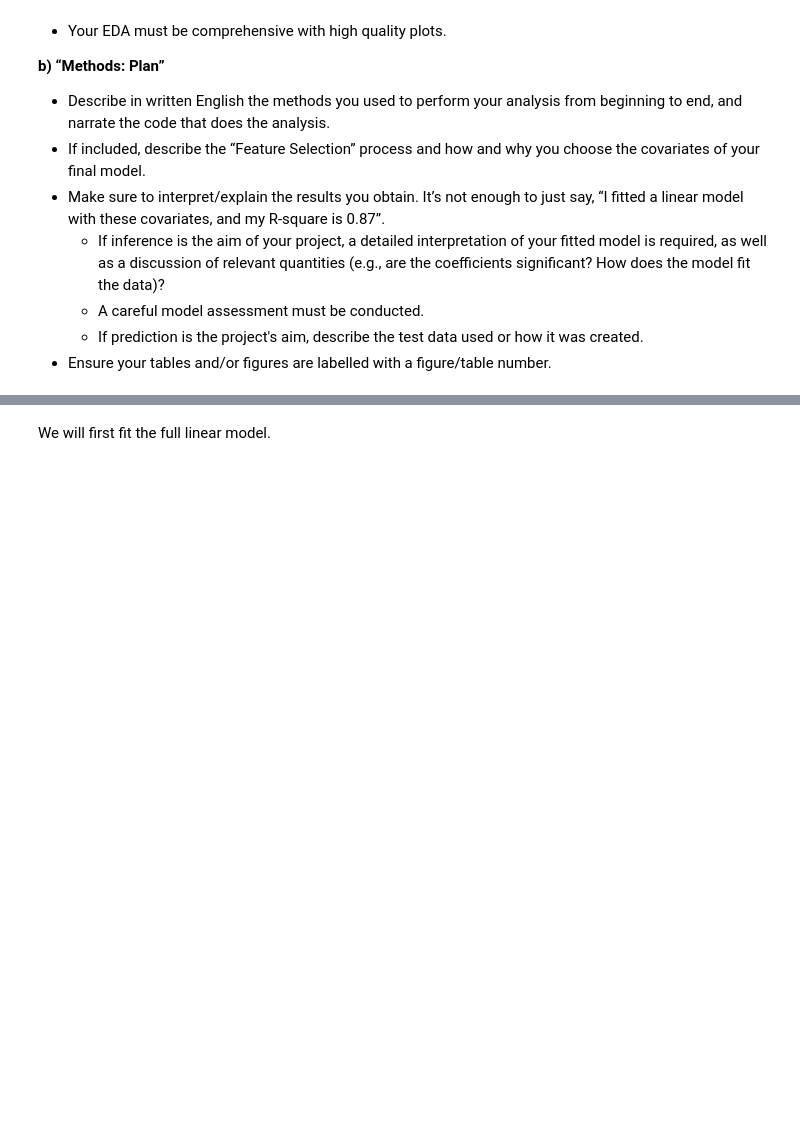
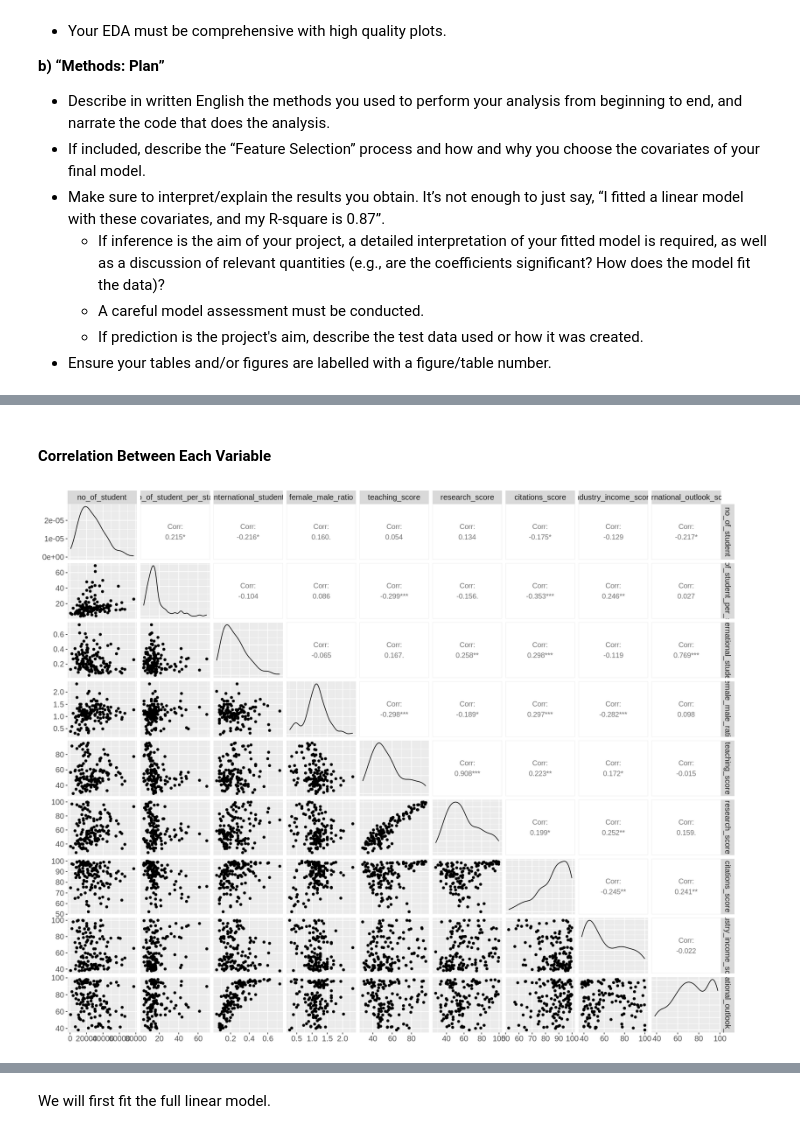
Before and after one commit to ayushtvora/stat-301-group-project, a Jupyter notebook: group_project_report.ipynb, the cells around one changed output, grey strips where cells are left out. Drawn from its saved outputs; the diff is of its cells as text; code cells hidden in the pictures; blank space fills up the shorter version.

```diff
--- a/group_project_report.ipynb
+++ b/group_project_report.ipynb
@@ -120,0 +189,13 @@ A tibble: 6 × 13
+# %% [markdown]
+#### Correlation Between Each Variable
+# %%
+options(repr.plot.width = 15, repr.plot.height = 12)
+
+university_data_pair_plot <- university_data_cleaned |>
+    select(- overall_score, - university_rank, - name_of_university, - location) |>
+    ggpairs(progress = FALSE) +
+    theme(text = element_text(size = 15))
+
+university_data_pair_plot
+# %% [output]
+[figure, added]
```
Also changed, not shown: parts of 17 cells of this notebook.
